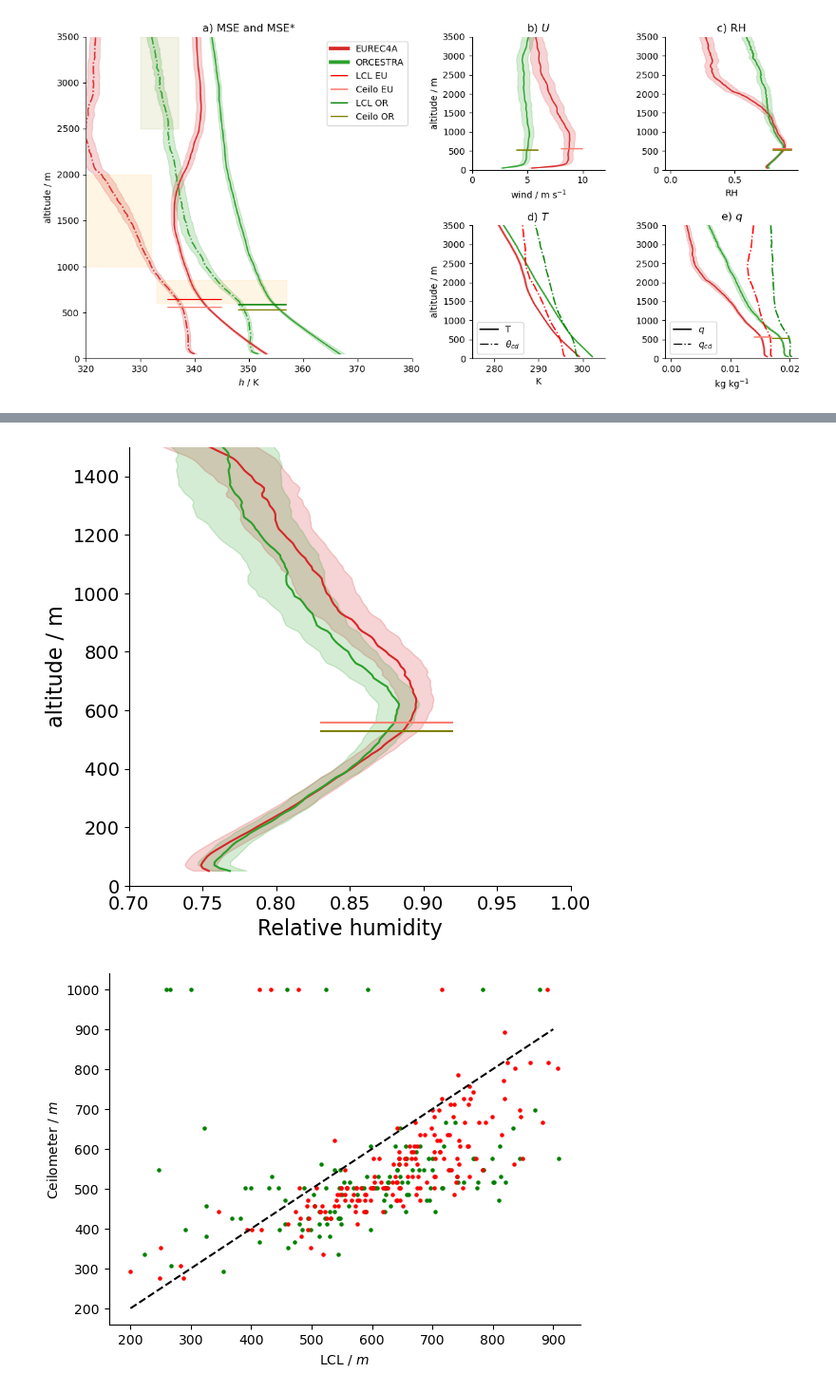
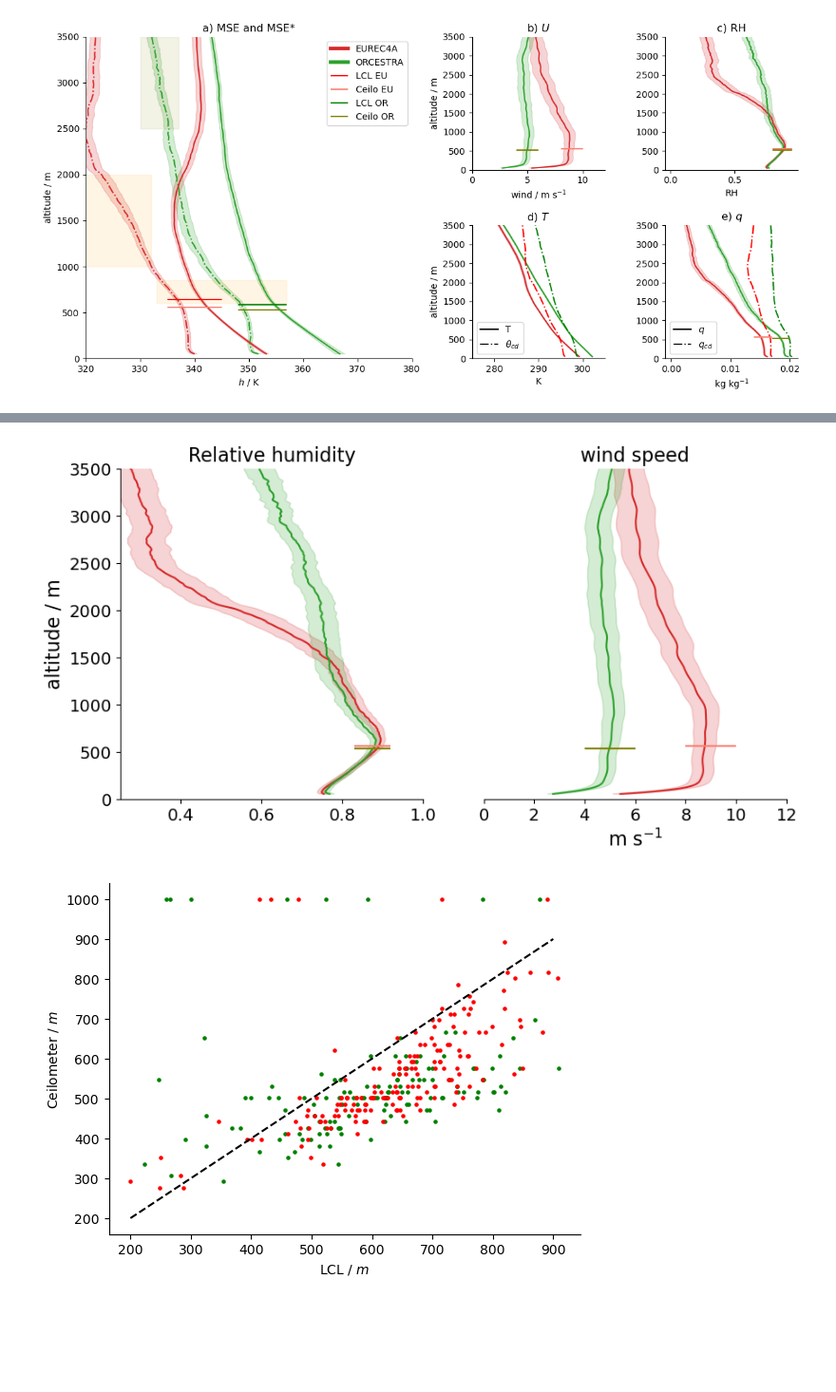
Before and after one commit to meteorologopazzo/BCO_observational, a Jupyter notebook: eurec4a_vs_orcestra_profiles.ipynb, the cells around one changed output, grey strips where cells are left out. Shown at 95% size. Cells and saved outputs as stored; diff of their text form; code cells hidden in the pictures; blank space fills up the shorter version.

```diff
--- a/eurec4a_vs_orcestra_profiles.ipynb
+++ b/eurec4a_vs_orcestra_profiles.ipynb
@@ -1388,43 +1552,82 @@ for x in ax:
 # %%
-fig, ax4 = plt.subplots(1,1, figsize=(6,6))
+fig, (ax4, ax3) = plt.subplots(1,2, figsize=(10,5))
 
 ax4.plot(ds_eureca_bco["rh"].mean(dim="launch_time"), ds_eureca_bco.height, color="tab:red", label="EU")
 ax4.plot(ds_orcestra_bco["rh"].mean(dim="launch_time"), ds_orcestra_bco.height, color="tab:green", label="OR")
 
 ax4.fill_betweenx(
     ds_eureca_bco.height,
     (ds_eureca_bco["rh"].mean(dim="launch_time") - ds_eureca_bco["rh"].std(dim="launch_time")/np.sqrt(n_days_eu-1)) ,
     (ds_eureca_bco["rh"].mean(dim="launch_time") + ds_eureca_bco["rh"].std(dim="launch_time")/np.sqrt(n_days_eu-1)) ,
     color="tab:red",
     alpha=0.2,
     label='±1 std (time)'
 )
 
 ax4.fill_betweenx(
     ds_orcestra_bco.height,
     (ds_orcestra_bco["rh"].mean(dim="launch_time") - ds_orcestra_bco["rh"].std(dim="launch_time")/np.sqrt(n_days_or-1)) ,
     (ds_orcestra_bco["rh"].mean(dim="launch_time") + ds_orcestra_bco["rh"].std(dim="launch_time")/np.sqrt(n_days_or-1)) ,
     color="tab:green",
     alpha=0.2,
     label='±1 std (time)'
 )
 
 ax4.hlines(cbh_eu, xmin=0.83, xmax=0.92, color="salmon", label="Ceilo EU")
 ax4.hlines(cbh_or, xmin=0.83, xmax=0.92, color="olive", label="Ceilo OR")
 
-ax4.set_xlabel("Relative humidity", fontsize=16)
-
-ax4.set_xlim(0.7, 1)
-ax4.set_ylim(0,1500)
-
+ax4.set_title("Relative humidity", fontsize=16)
+ax4.set_xlim(0.25, 1)
 
 ax4.set_ylabel("altitude / m", fontsize=16)
 ax4.tick_params(axis='both', labelsize=14)
 
-for spine in ['top', 'right']:
-        ax4.spines[spine].set_visible(False)
+
+
+
+## - wspd
+ax3.set_title("Subplot 3")
+ax3.plot(ds_eureca_bco["wspd"].mean(dim="launch_time"), ds_eureca_bco.height,  color="tab:red", label="EU")
+ax3.plot(ds_orcestra_bco["wspd"].mean(dim="launch_time"), ds_orcestra_bco.height, color="tab:green", label="OR")
+ds_eureca_bco
+
+ax3.fill_betweenx(
+    ds_eureca_bco.height,
+    (ds_eureca_bco["wspd"].mean(dim="launch_time") - ds_eureca_bco["wspd"].std(dim="launch_time")/np.sqrt(n_days_eu-1)) ,
+    (ds_eureca_bco["wspd"].mean(dim="launch_time") + ds_eureca_bco["wspd"].std(dim="launch_time")/np.sqrt(n_days_eu-1)) ,
+    color="tab:red",
+    alpha=0.2,
+    label='±1 std (time)'
+)
+
+ax3.fill_betweenx(
+    ds_orcestra_bco.height,
+    (ds_orcestra_bco["wspd"].mean(dim="launch_time") - ds_orcestra_bco["wspd"].std(dim="launch_time")/np.sqrt(n_days_or-1)) ,
+    (ds_orcestra_bco["wspd"].mean(dim="launch_time") + ds_orcestra_bco["wspd"].std(dim="launch_time")/np.sqrt(n_days_or-1)) ,
+    color="tab:green",
+    alpha=0.2,
+    label='±1 std (time)'
+)
+
+
+ax3.hlines(cbh_eu, xmin=8, xmax=10, color="salmon", label="Ceilo EU")
+ax3.hlines(cbh_or, xmin=4, xmax=6, color="olive", label="Ceilo OR")
+
+ax3.set_xlabel(r"$\rm m~s^{-1}$", fontsize=16)
+# ax3.set_ylabel(r"altitude / m")
+ax3.set_title("wind speed", fontsize=16)
+ax3.set_xlim(0,12)
+ax3.tick_params(axis='both', labelsize=14)
+ax3.spines['left'].set_visible(False)
+ax3.yaxis.set_visible(False)
+
+
+for x in (ax3,ax4):
+    x.set_ylim(0,3500)
+    for spine in ['top', 'right']:
+            x.spines[spine].set_visible(False)
 # %% [output]
-[figure, old version]
+[figure, new version]
 # %%
 plt.scatter(cbh_or_ds.lcl_quantiles.isel(quantile_lcl=0), cbh_or_ds.cbh_quantiles.isel(quantile=0), color="green", s=5)
 plt.scatter(cbh_eu_ds.lcl_quantiles.isel(quantile_lcl=0), cbh_eu_ds.cbh_quantiles.isel(quantile=0), color="red", s=5)
```
Also changed, not shown: parts of 11 cells of this notebook, 2 other files.
